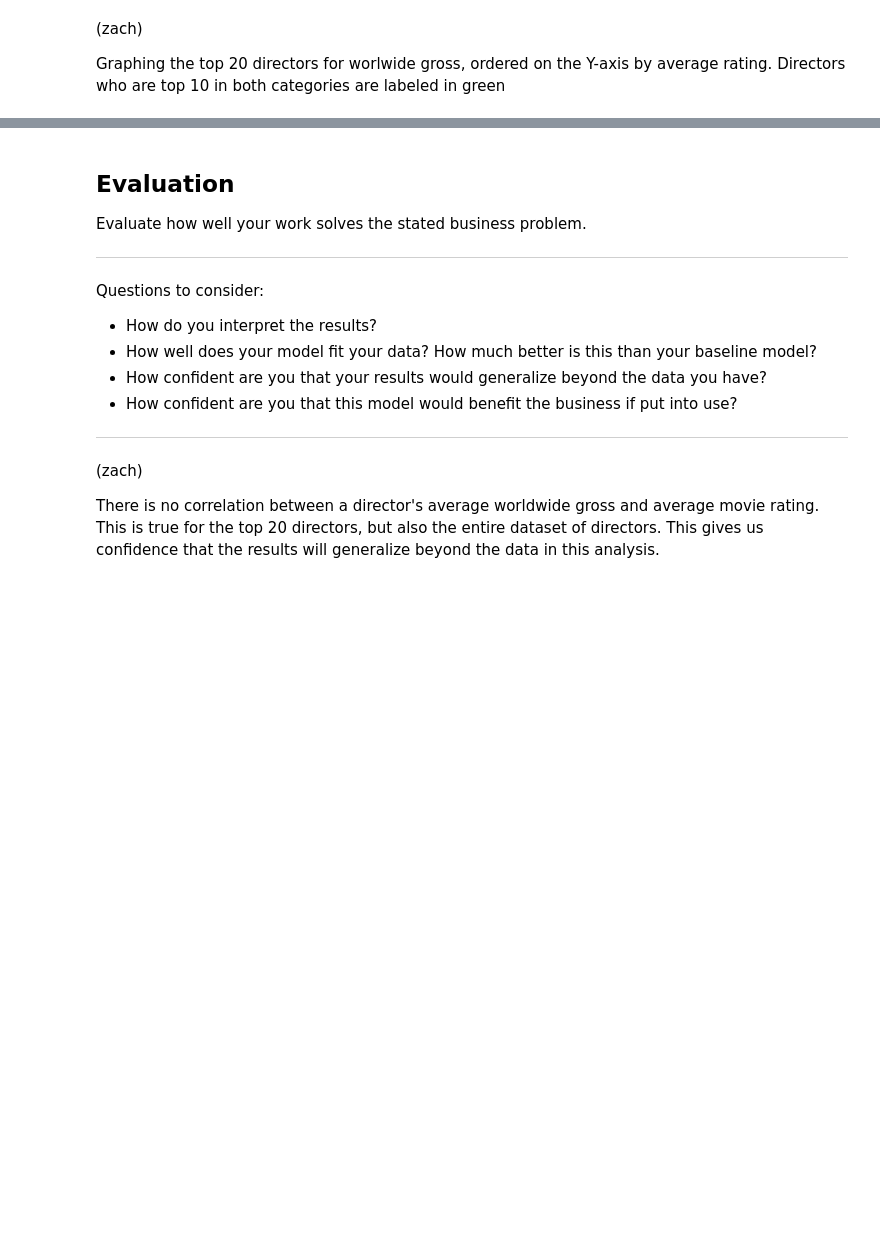
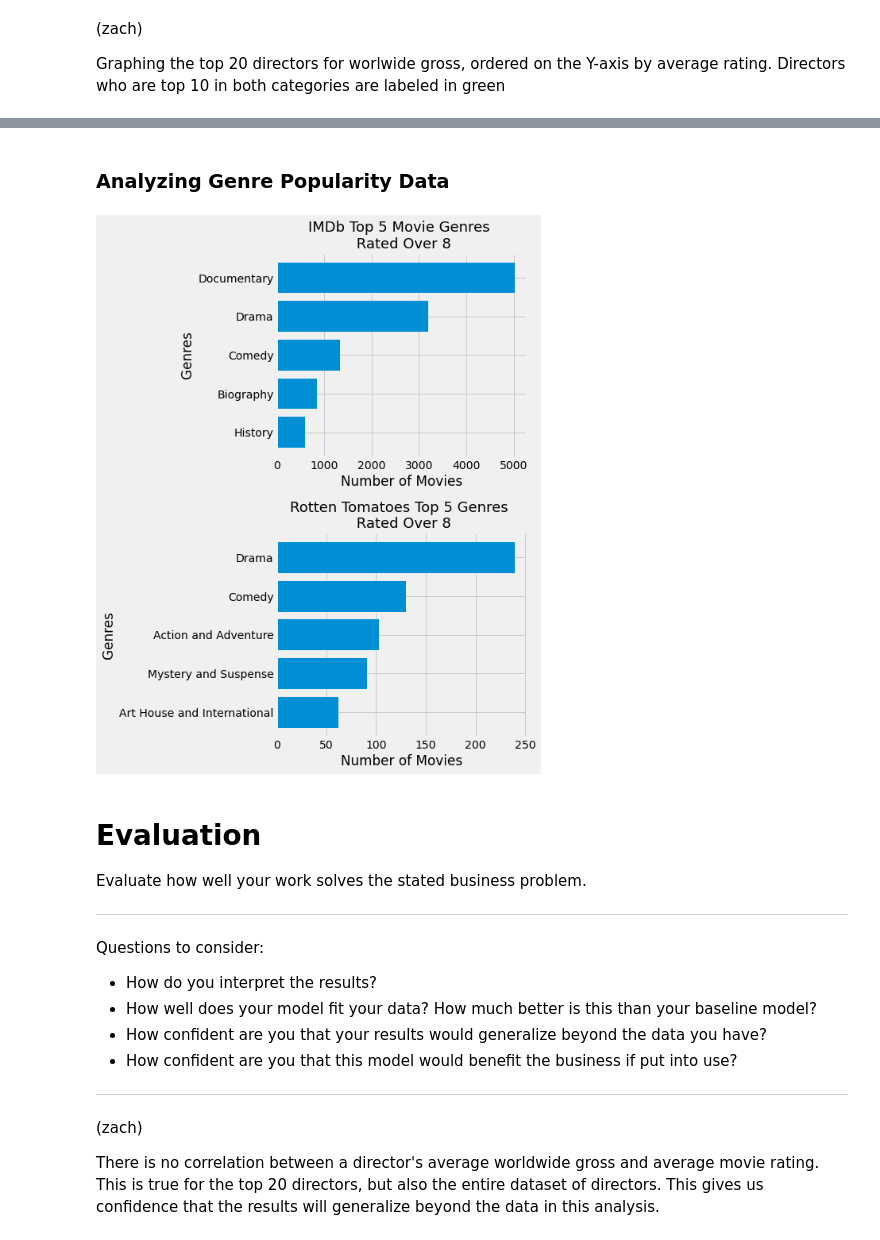
Before and after one commit to zach-hanly/microsoft_movie_project, a Jupyter notebook: master_notebook.ipynb, the cells around one changed output, grey strips where cells are left out. Saved outputs shown, nothing was run; the diff lists cells and outputs as text; code cells hidden in the pictures; blank space fills up the shorter version.

```diff
--- a/master_notebook.ipynb
+++ b/master_notebook.ipynb
@@ -264,5 +333,33 @@ plt.style.use('fivethirtyeight');
+# %% [markdown]
+### Analyzing Genre Popularity Data
+# %%
+# Creating bar charts to display the top 5 movie genres rated 8 or above for IMDb and Rotten Tomatoes
+imdb_x = list(sorted_imdb_genres.keys())[20:]
+imdb_y = list(sorted_imdb_genres.values())[20:]
+
+rt_x = list(sorted_rt_genres.keys())[16:]
+rt_y = list(sorted_rt_genres.values())[16:]
+
+plt.figure(figsize=(8,10))
+
+plt.subplot(2,1,1)
+plt.barh(imdb_x,imdb_y)
+plt.title('IMDb Top 5 Movie Genres \n Rated Over 8', fontdict = {'fontsize' : 18})
+plt.xlabel('Number of Movies')
+plt.ylabel('Genres')
+
+plt.subplot(2,1,2)
+plt.barh(rt_x,rt_y)
+plt.title('Rotten Tomatoes Top 5 Genres \n Rated Over 8', fontdict = {'fontsize' : 18})
+plt.xlabel('Number of Movies')
+plt.ylabel('Genres')
+
+plt.tight_layout()
+plt.show()
+# %% [output]
+[figure, added]
 # %% [markdown]
-## Evaluation
+# Evaluation
 Evaluate how well your work solves the stated business problem.
 
 ***
```
Also changed, not shown: parts of 9 cells of this notebook, 1 other file.
